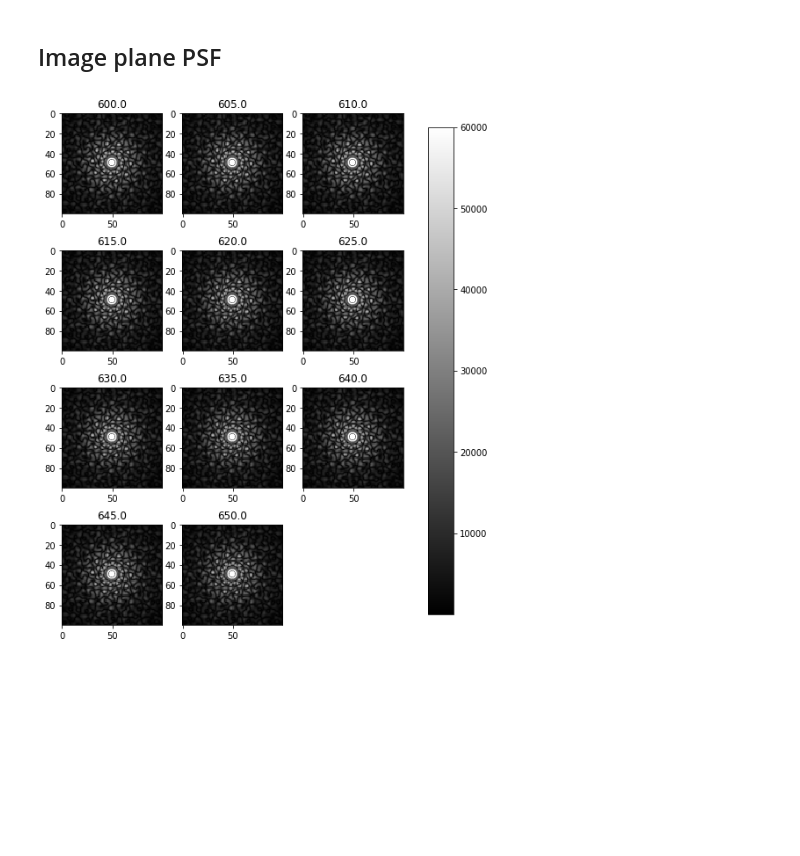
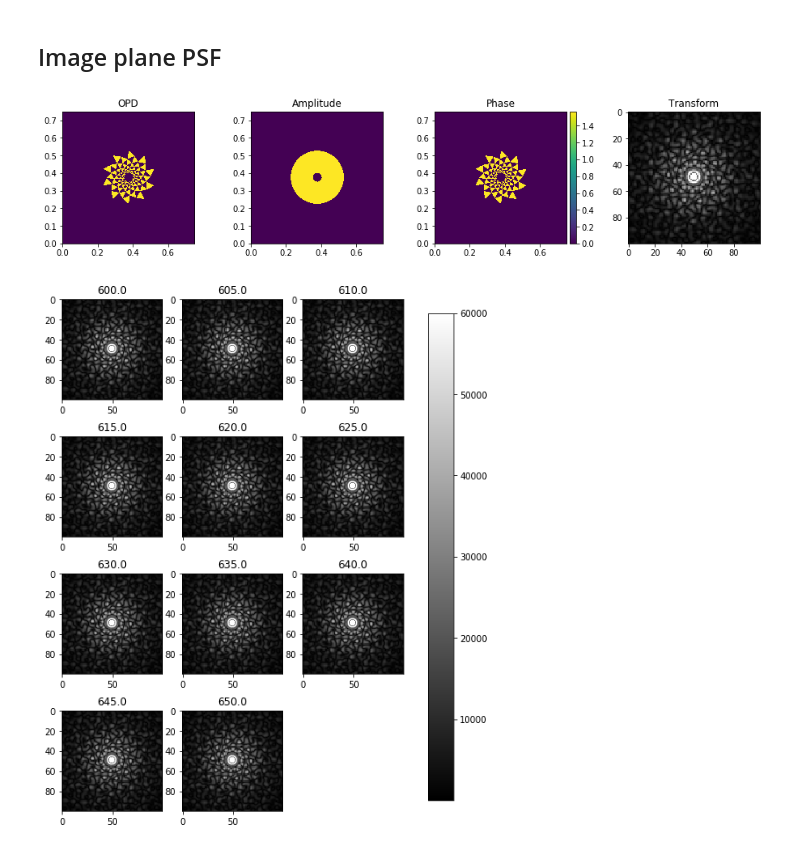
Before and after one commit to benjaminpope/toliman, a Jupyter notebook: image_modelling/notebooks/Validate spiral Fourier Transform.ipynb, the cells around one changed output. Cells and saved outputs as stored; diff of their text form; code cells hidden in the pictures; blank space fills up the shorter version.

Commit message:
Stepped through Fourier transform of simple phase map

```diff
--- a/image_modelling/notebooks/Validate spiral Fourier Transform.ipynb
+++ b/image_modelling/notebooks/Validate spiral Fourier Transform.ipynb
@@ -58,6 +58,46 @@ plt.show()
 [figure]
 # %% [markdown]
 ## Image plane PSF
+# %%
+# single instance
+import numpy as np
+import math
+import matplotlib.colors as mcolors
+from mpl_toolkits.axes_grid1 import make_axes_locatable
+
+wl=650.
+fig, axes = plt.subplots(1, 4, figsize=(16,3))
+
+plt.axes(axes[0])
+plt.imshow(phasemap,cmap='viridis',extent=[x*sampling for x in [0,gridsize,0,gridsize]])
+#plt.imshow(np.abs(np.multiply(aperture,phasemap)),cmap='viridis',extent=[x*sampling for x in [0,gridsize,0,gridsize]])
+plt.title('OPD')
+
+wf = np.exp((2*np.pi*complex(0., 1.)/(wl*1e-9))*phasemap)
+# Retain only illuminated region
+wf = np.multiply(wf, aperture)
+plt.axes(axes[1])
+plt.imshow(np.abs(wf),cmap='viridis',extent=[x*sampling for x in [0,gridsize,0,gridsize]])
+plt.title('Amplitude')
+
+plt.axes(axes[2])
+im = plt.imshow(np.angle(wf),cmap='viridis',extent=[x*sampling for x in [0,gridsize,0,gridsize]])
+plt.title('Phase')
+divider = make_axes_locatable(axes[2])
+cax = divider.append_axes("right", size="5%", pad=0.05)
+plt.colorbar(im, cax=cax)
+
+# Calculate Fourier transform
+ft = np.fft.fftshift(np.fft.fft2(wf))
+
+plt.axes(axes[3])
+# Peak value is around 500000, but clip at lower value to emphasise rest of image
+im = plt.imshow(np.abs(ft[975:1075,975:1075]),vmax=60000, cmap=plt.get_cmap('gray'))
+plt.title('Transform')
+
+plt.show()
+# %% [output]
+[figure, added]
 # %%
 import numpy as np
 import math
```
Also changed, not shown: parts of 2 cells of this notebook.
